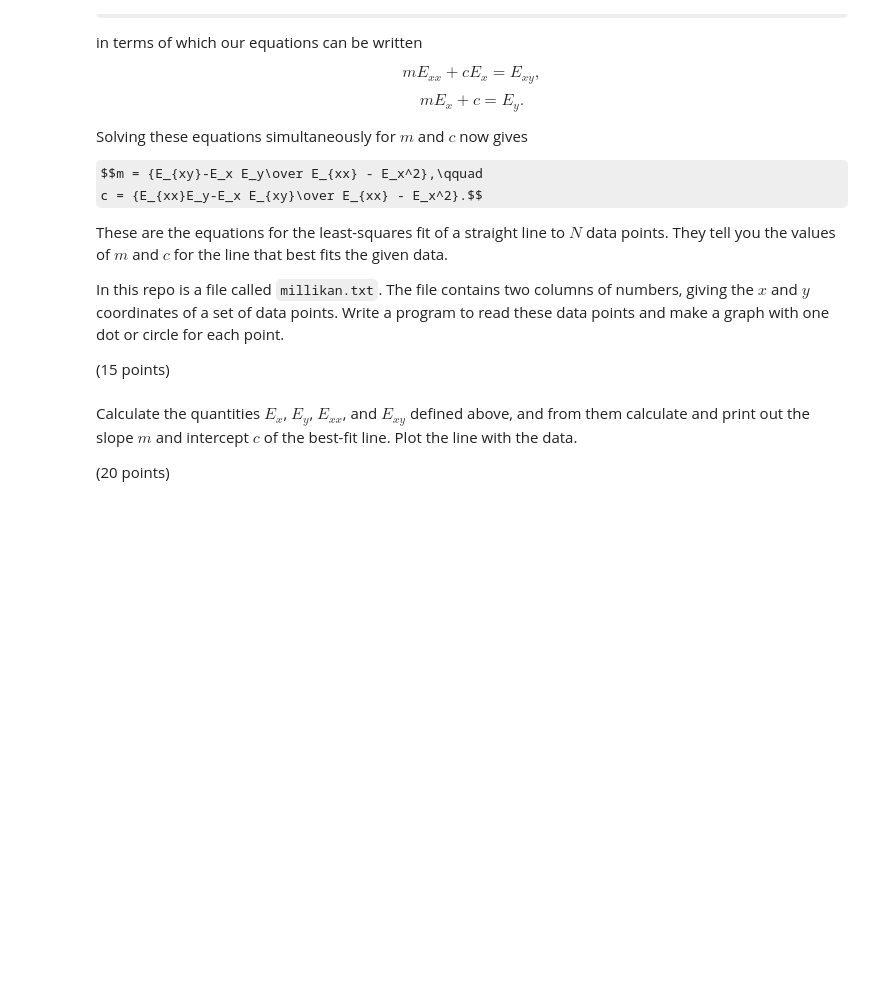
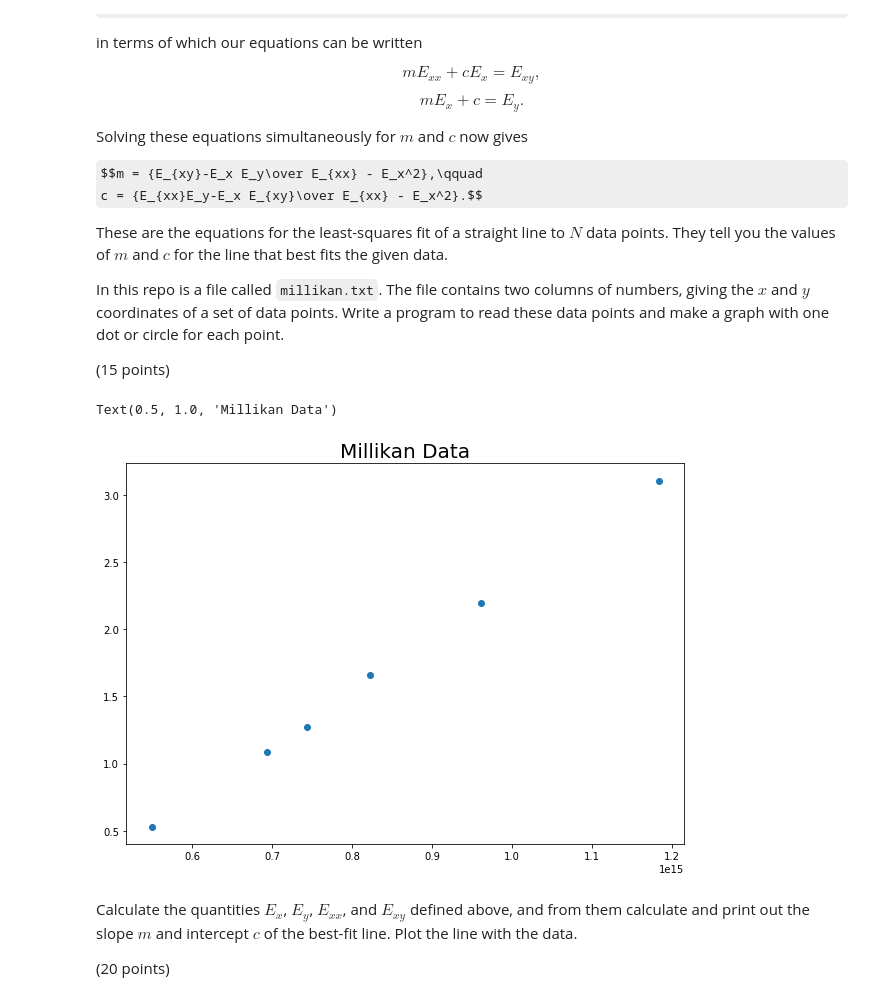
Before and after one commit to GeoffHennessy/Hennessy-Phys50733, a Jupyter notebook: Homework_1/Homework1.ipynb, the cells around one changed output. Saved outputs shown, nothing was run; the diff lists cells and outputs as text; code cells hidden in the pictures; some formulas as TeX source; blank space fills up the shorter version.

```diff
--- a/Homework_1/Homework1.ipynb
+++ b/Homework_1/Homework1.ipynb
@@ -148,6 +168,34 @@ point.
 (15 points)
 # %%
 # code
+dataFile = open('millikan.txt', 'r')
+
+milX = []
+milY = []
+
+for lines in dataFile:
+    lines = lines.strip()
+    columns = lines.split()
+    milX.append(columns[0])
+    milY.append(columns[1])
+
+for i in range(len(milX)):
+    milX[i] = milX[i].replace(",","")
+    milX[i] = float(milX[i])
+
+    milY[i] = milY[i].replace(",","")
+    milY[i] = float(milY[i])
+
+
+fig2 = plt.figure(figsize = (10,7))
+ax2 = fig2.add_subplot(111)
+ax2.scatter(milX,milY)
+ax2.set_title("Millikan Data", size = 20)
+
+#Note: I didn't add titles because I'm not sure what to label the data as
+# %% [output]
+Text(0.5, 1.0, 'Millikan Data')
+[figure, added]
 # %% [markdown]
 Calculate the quantities $E_x$, $E_y$, $E_{xx}$, and $E_{xy}$ defined above, and from them calculate and print out the slope $m$ and intercept $c$ of the best-fit line. Plot the line with the data.
 
```
Also changed, not shown: parts of 5 cells of this notebook.
